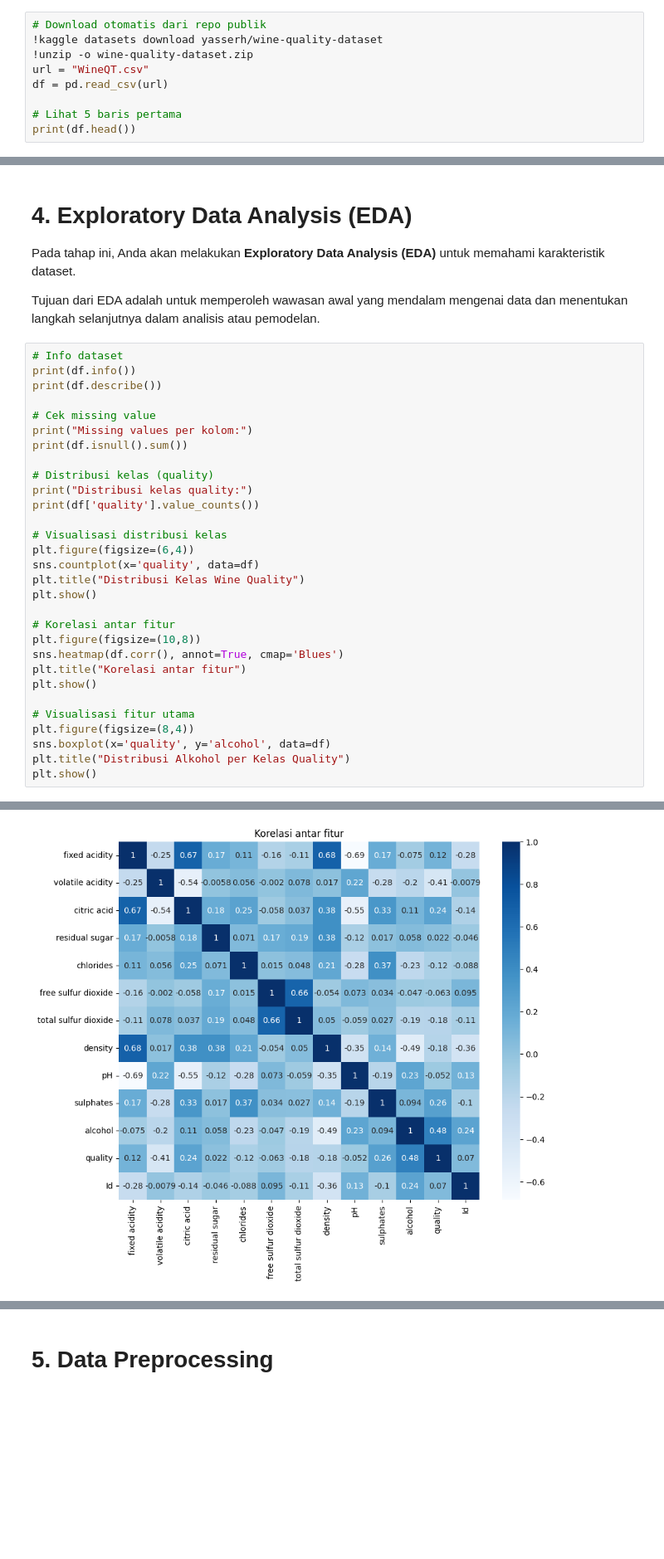
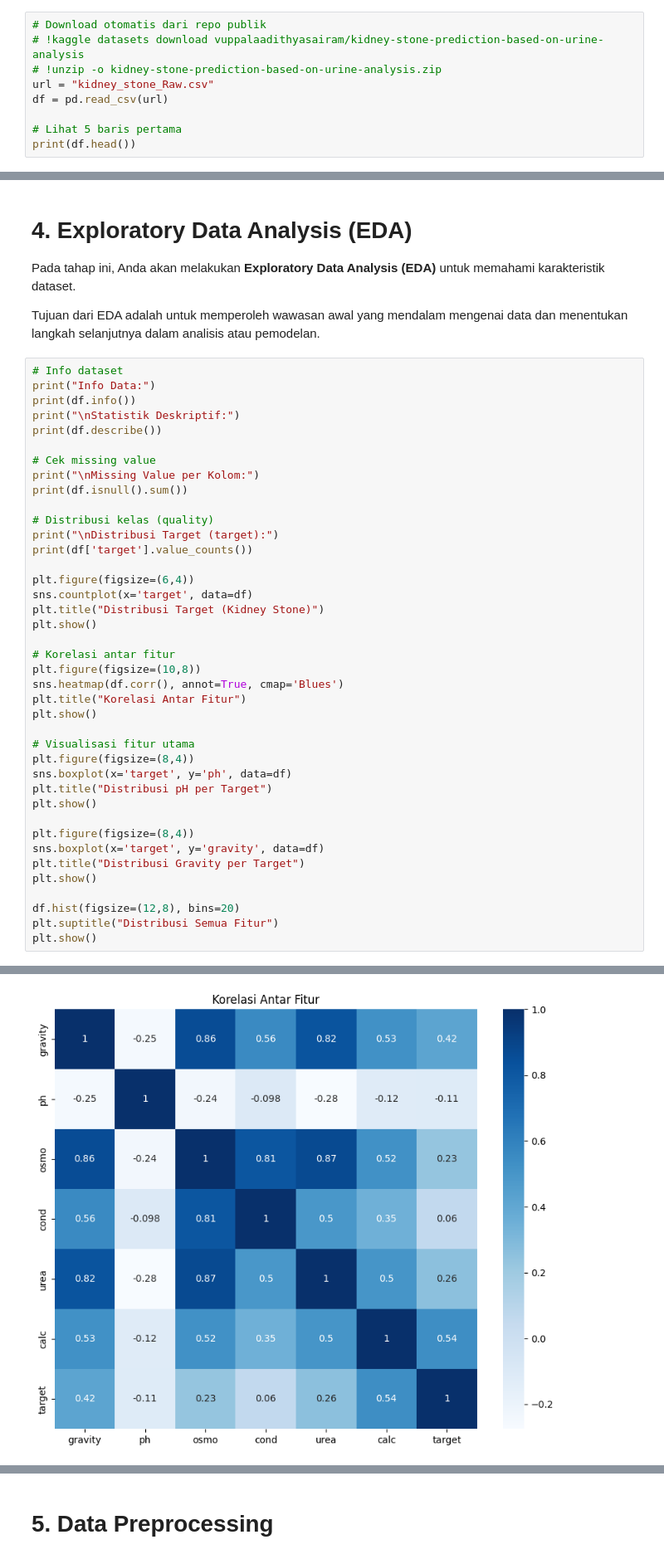
Before and after one commit to syarif-nur/Eksperimen_SML_Syarif-Nur, a Jupyter notebook: preprocessing/Eksperimen_Syarif-Nur.ipynb, the cells around one changed output, grey strips where cells are left out. Shown at 83% size. Saved outputs shown, nothing was run; the diff lists cells and outputs as text; blank space fills up the shorter version.

Commit message:
update dataset

```diff
--- a/preprocessing/Eksperimen_Syarif-Nur.ipynb
+++ b/preprocessing/Eksperimen_Syarif-Nur.ipynb
@@ -24,9 +25,9 @@ Jika dataset berada di Google Drive, pastikan Anda menghubungkan Google Drive ke
 Jika dataset berupa unstructured data, silakan sesuaikan dengan format seperti kelas Machine Learning Pengembangan atau Machine Learning Terapan
 # %%
 # Download otomatis dari repo publik
-!kaggle datasets download yasserh/wine-quality-dataset
-!unzip -o wine-quality-dataset.zip
-url = "WineQT.csv"
+# !kaggle datasets download vuppalaadithyasairam/kidney-stone-prediction-based-on-urine-analysis
+# !unzip -o kidney-stone-prediction-based-on-urine-analysis.zip
+url = "kidney_stone_Raw.csv"
 df = pd.read_csv(url)
 
 # Lihat 5 baris pertama
@@ -57,32 +47,42 @@ Pada tahap ini, Anda akan melakukan **Exploratory Data Analysis (EDA)** untuk me
 Tujuan dari EDA adalah untuk memperoleh wawasan awal yang mendalam mengenai data dan menentukan langkah selanjutnya dalam analisis atau pemodelan.
 # %%
 # Info dataset
+print("Info Data:")
 print(df.info())
+print("\nStatistik Deskriptif:")
 print(df.describe())
 
 # Cek missing value
-print("Missing values per kolom:")
+print("\nMissing Value per Kolom:")
 print(df.isnull().sum())
 
 # Distribusi kelas (quality)
-print("Distribusi kelas quality:")
-print(df['quality'].value_counts())
+print("\nDistribusi Target (target):")
+print(df['target'].value_counts())
 
-# Visualisasi distribusi kelas
 plt.figure(figsize=(6,4))
-sns.countplot(x='quality', data=df)
-plt.title("Distribusi Kelas Wine Quality")
+sns.countplot(x='target', data=df)
+plt.title("Distribusi Target (Kidney Stone)")
 plt.show()
 
 # Korelasi antar fitur
 plt.figure(figsize=(10,8))
 sns.heatmap(df.corr(), annot=True, cmap='Blues')
-plt.title("Korelasi antar fitur")
+plt.title("Korelasi Antar Fitur")
 plt.show()
 
 # Visualisasi fitur utama
 plt.figure(figsize=(8,4))
-sns.boxplot(x='quality', y='alcohol', data=df)
-plt.title("Distribusi Alkohol per Kelas Quality")
+sns.boxplot(x='target', y='ph', data=df)
+plt.title("Distribusi pH per Target")
 plt.show()
+
+plt.figure(figsize=(8,4))
+sns.boxplot(x='target', y='gravity', data=df)
+plt.title("Distribusi Gravity per Target")
+plt.show()
+
+df.hist(figsize=(12,8), bins=20)
+plt.suptitle("Distribusi Semua Fitur")
+plt.show()
 # %% [output]
@@ -107 +107 @@ Name: count, dtype: int64
-[figure, old version]
+[figure, new version]
```
Also changed, not shown: parts of 5 cells of this notebook, 5 other files.
